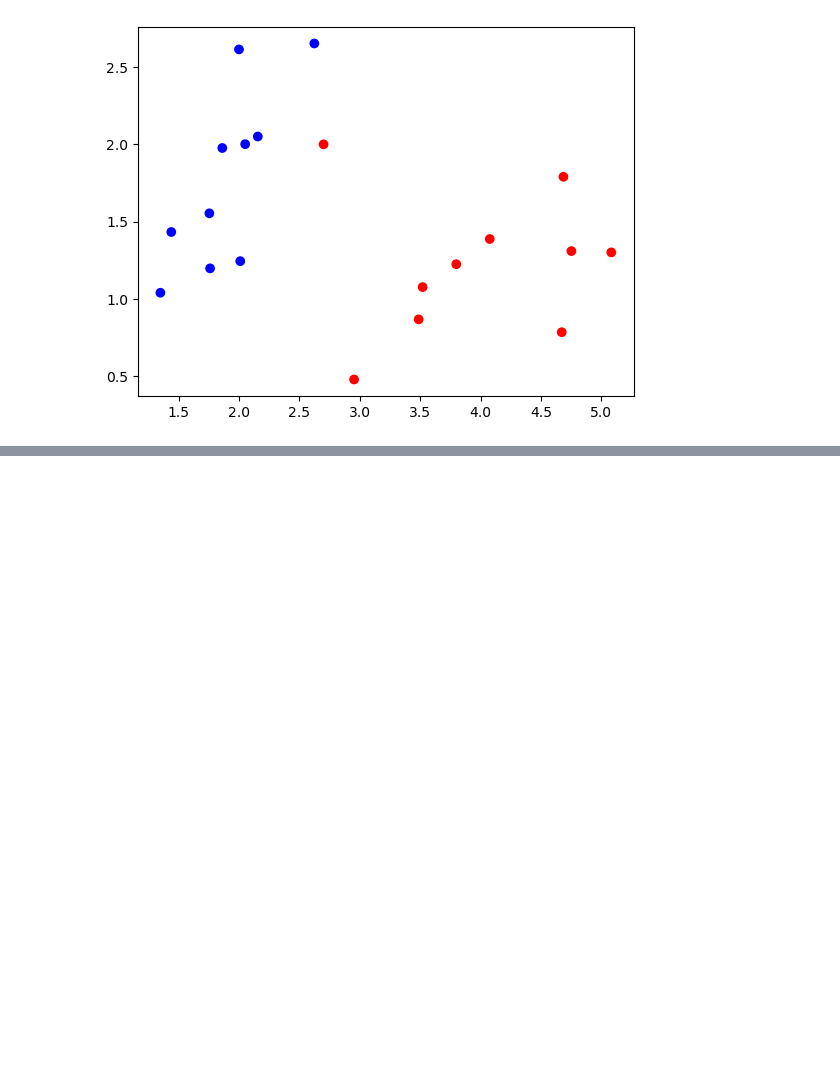
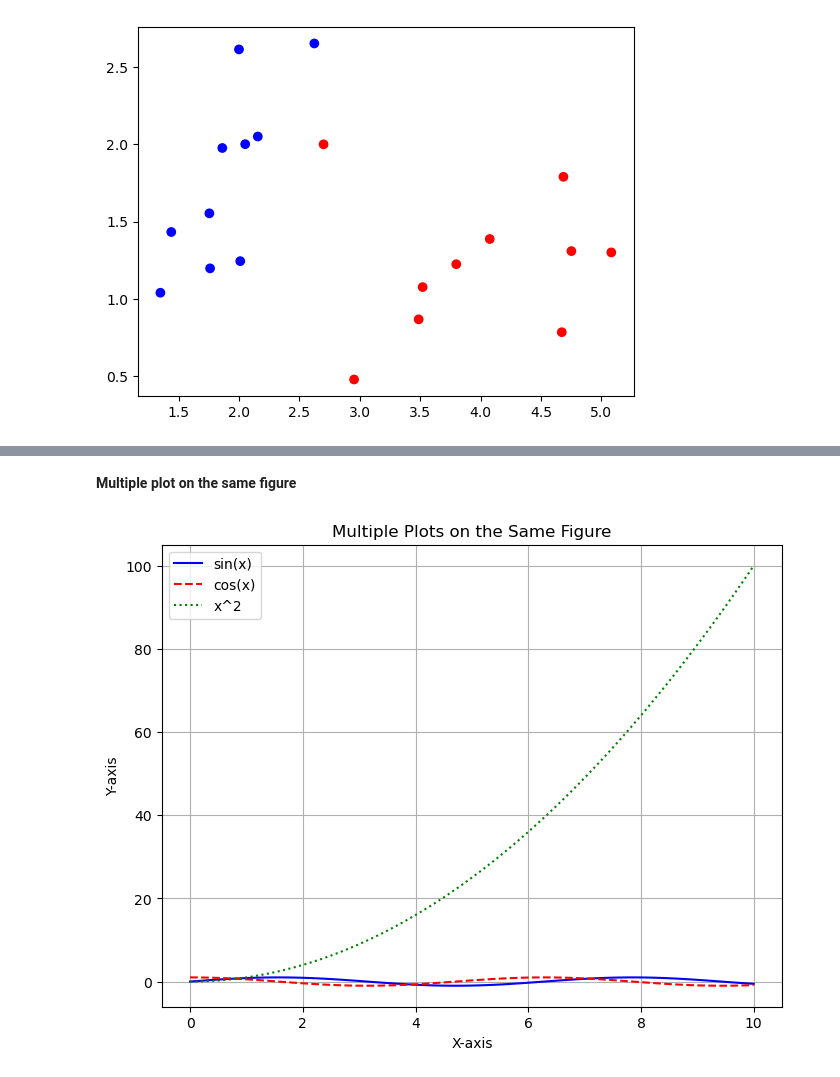
Before and after one commit to dphzz/AI_in_Control_HK231_N8, a Jupyter notebook: Support_vector_machine/Code/svm_soft_margin.ipynb, the cells around one changed output, grey strips where cells are left out. Drawn from its saved outputs; the diff is of its cells as text; code cells hidden in the pictures; blank space fills up the shorter version.

```diff
--- a/Support_vector_machine/Code/svm_soft_margin.ipynb
+++ b/Support_vector_machine/Code/svm_soft_margin.ipynb
@@ -142,0 +212,32 @@ print(error_set.shape)
+# %% [markdown]
+**Multiple plot on the same figure**
+# %%
+# Sample data for plotting
+x = np.linspace(0, 10, 100)
+y1 = np.sin(x)
+y2 = np.cos(x)
+y3 = x**2
+
+# Create a new figure and axis
+plt.figure(figsize=(8, 6))
+
+# Plot the first curve (sin(x))
+plt.plot(x, y1, label='sin(x)', color='blue', linestyle='-')
+
+# Plot the second curve (cos(x))
+plt.plot(x, y2, label='cos(x)', color='red', linestyle='--')
+
+# Plot the third curve (x^2)
+plt.plot(x, y3, label='x^2', color='green', linestyle=':')
+
+# Add labels, title, and legend
+plt.xlabel('X-axis')
+plt.ylabel('Y-axis')
+plt.title('Multiple Plots on the Same Figure')
+plt.legend()
+
+# Show the plot
+plt.grid(True)
+plt.show()
+# %% [output]
+[figure, added]
```
Also changed, not shown: parts of 7 cells of this notebook.
